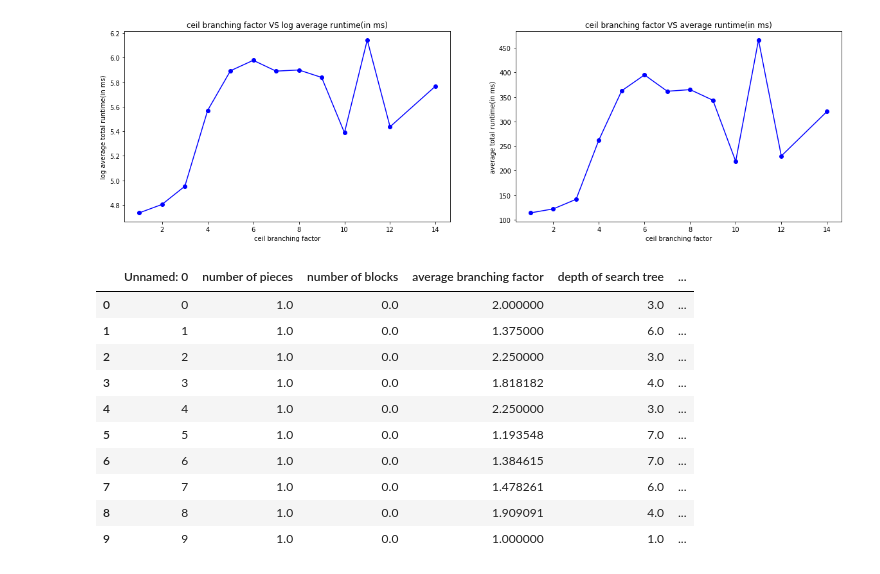
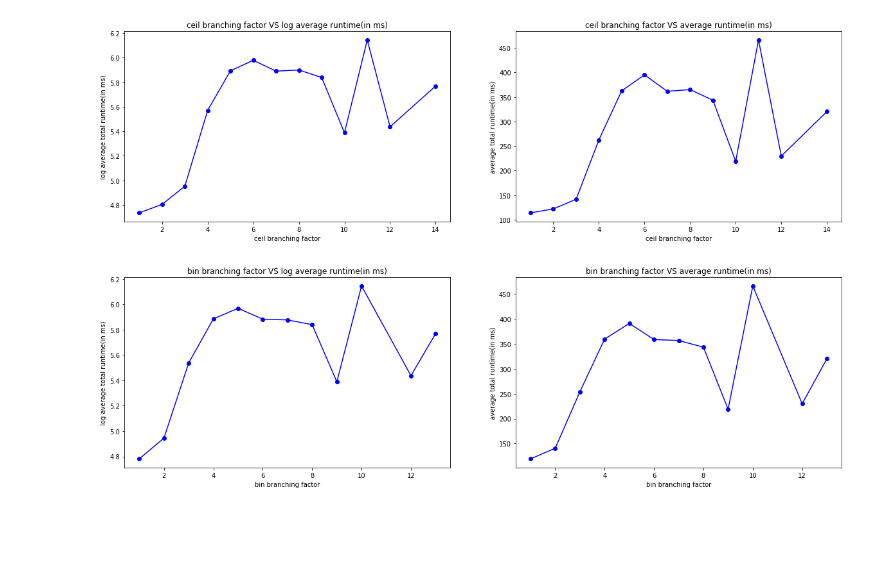
Before and after one commit to yangxvlin/Board-Game-Chexer-AI, a Jupyter notebook: project1/report.ipynb, the cells around one changed output. Saved outputs shown, nothing was run; the diff lists cells and outputs as text; code cells hidden in the pictures; blank space fills up the shorter version.

```diff
--- a/project1/report.ipynb
+++ b/project1/report.ipynb
@@ -264,19 +264,41 @@ plt.ylabel("average total runtime(in ms)")
 plt.show()
 # %% [output]
 [figure]
-# %%
-# method 2: bins branching factors
-temp2 = deepcopy(summary)
-temp2.head(10)
-# %% [output]
-|  | Unnamed: 0 | number of pieces | number of blocks | average branching factor | depth of search tree | ... |
-| 0 | 0 | 1.0 | 0.0 | 2.000000 | 3.0 | ... |
-| 1 | 1 | 1.0 | 0.0 | 1.375000 | 6.0 | ... |
-| 2 | 2 | 1.0 | 0.0 | 2.250000 | 3.0 | ... |
-| 3 | 3 | 1.0 | 0.0 | 1.818182 | 4.0 | ... |
-| 4 | 4 | 1.0 | 0.0 | 2.250000 | 3.0 | ... |
-| 5 | 5 | 1.0 | 0.0 | 1.193548 | 7.0 | ... |
-| 6 | 6 | 1.0 | 0.0 | 1.384615 | 7.0 | ... |
-| 7 | 7 | 1.0 | 0.0 | 1.478261 | 6.0 | ... |
-| 8 | 8 | 1.0 | 0.0 | 1.909091 | 4.0 | ... |
-| 9 | 9 | 1.0 | 0.0 | 1.000000 | 1.0 | ... |
+# %%
+# method 2: bins branching factors
+temp2 = deepcopy(summary)
+temp2.sort_values(by = "average branching factor", ascending = False).head(20)
+
+bins = [1,2,3,4,5,6,7,8,9,10,11,12,13,14]
+
+# digitize returns the index of bin an item belongs to
+# default right = false --> bin 1 for x in [1, 2), bin 2 for x in [2, 3)
+bin_belong = np.digitize(temp2['average branching factor'], bins)
+temp2["bin_belong"] = pd.Series(bin_belong)
+
+grouped = temp2.groupby("bin_belong")
+ff_runtime = []
+branching_ffactor = []
+for i, group in grouped:
+    branching_ffactor.append(i)
+    ff_runtime.append(group['runtime(in ms)'].mean())
+
+log_ff_runtime = list(map(log, ff_runtime))
+
+plt.figure(figsize = [20, 12])
+
+plt.subplot(2, 2, 1)
+plt.plot(branching_ffactor, log_ff_runtime, "bo-")
+plt.title("bin branching factor VS log average runtime(in ms)")
+plt.xlabel("bin branching factor")
+plt.ylabel("log average total runtime(in ms)")
+
+plt.subplot(2, 2, 2)
+plt.plot(branching_ffactor, ff_runtime, "bo-")
+plt.title("bin branching factor VS average runtime(in ms)")
+plt.xlabel("bin branching factor")
+plt.ylabel("average total runtime(in ms)")
+
+plt.show()
+# %% [output]
+[figure, added]
```
